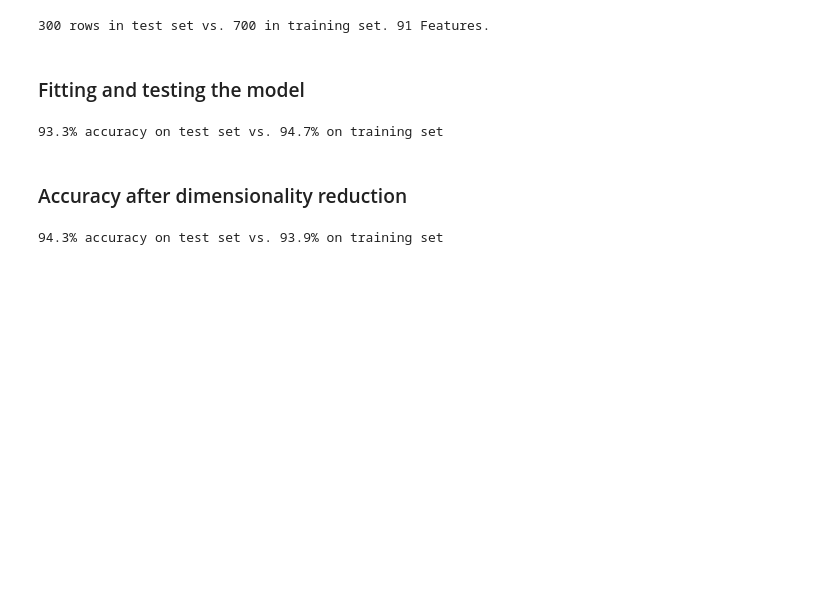
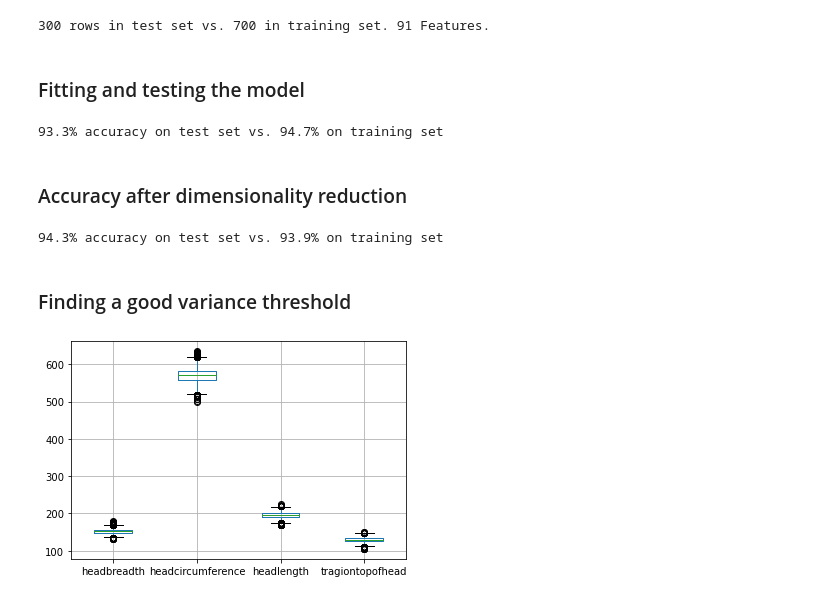
Before and after one commit to xwu0223/MBAN-6400, a Jupyter notebook: Dimension Reduction in Python/The curse of dimensionality/ch2.ipynb, the cells around one changed output. Saved outputs shown, nothing was run; the diff lists cells and outputs as text; code cells hidden in the pictures; blank space fills up the shorter version.

```diff
--- a/Dimension Reduction in Python/The curse of dimensionality/ch2.ipynb
+++ b/Dimension Reduction in Python/The curse of dimensionality/ch2.ipynb
@@ -61,3 +65,17 @@ accuracy_test = accuracy_score(y_test, svc.predict(X_test))
 print("{0:.1%} accuracy on test set vs. {1:.1%} on training set".format(accuracy_test, accuracy_train))
 # %% [output]
 94.3% accuracy on test set vs. 93.9% on training set
+# %% [markdown]
+### Finding a good variance threshold
+# %%
+data1 = pd.read_csv('/Users/xingkaiwu/Library/CloudStorage/OneDrive-YorkUniversity/MBAN Winter/MBAN 6400/Dimension Reduction in Python/ANSUR_II_MALE.csv')
+data2 = pd.read_csv('/Users/xingkaiwu/Library/CloudStorage/OneDrive-YorkUniversity/MBAN Winter/MBAN 6400/Dimension Reduction in Python/ANSUR_II_FEMALE.csv')
+ansur_df = pd.concat([data1,data2],ignore_index=True)
+head_df = ansur_df[['headbreadth', 'headcircumference', 'headlength', 'tragiontopofhead']]
+# %%
+# Create the boxplot
+head_df.boxplot()
+
+plt.show()
+# %% [output]
+[figure, added]
```
Also changed, not shown: parts of 13 cells of this notebook, 1 other file.
